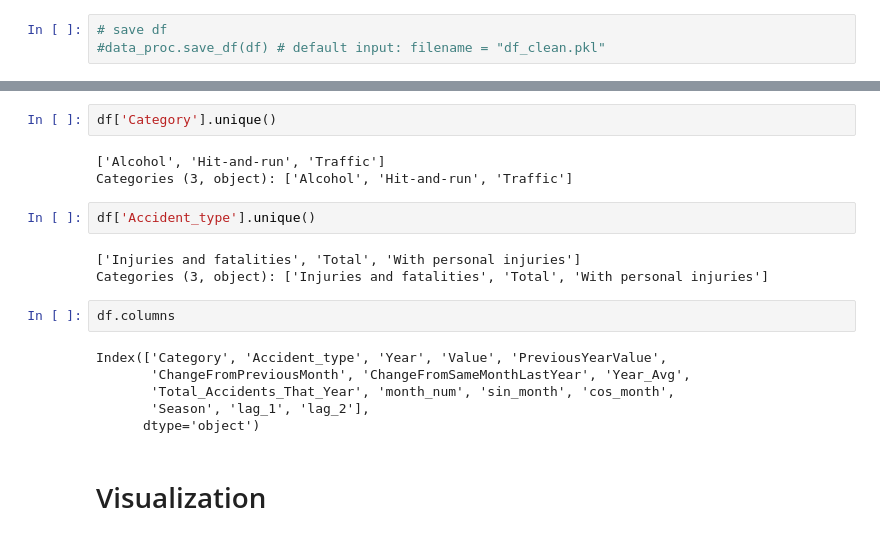
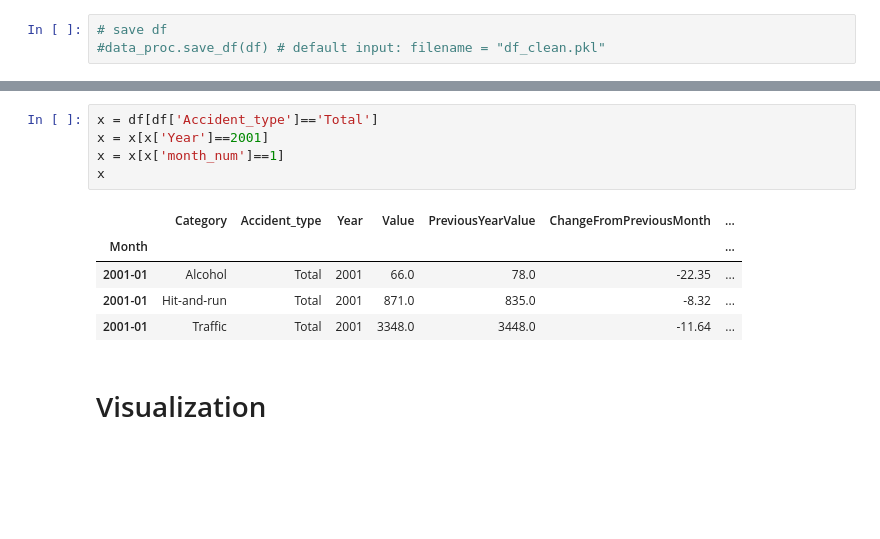
Before and after one commit to Ila-22/AI-Model, a Jupyter notebook: main.ipynb, the cells around one changed output, grey strips where cells are left out. Cells and saved outputs as stored; diff of their text form; blank space fills up the shorter version.

```diff
--- a/main.ipynb
+++ b/main.ipynb
@@ -180,24 +172,17 @@ df.head().T
 | Season | Winter | Winter | Spring | Spring | Spring |
 | lag_1 | NaN | 37.0 | 19.0 | 18.0 | 26.0 |
 | lag_2 | NaN | NaN | 37.0 | 19.0 | 18.0 |
-# %%
-df['Category'].unique()
-# %% [output]
-['Alcohol', 'Hit-and-run', 'Traffic']
-Categories (3, object): ['Alcohol', 'Hit-and-run', 'Traffic']
-# %%
-df['Accident_type'].unique()
-# %% [output]
-['Injuries and fatalities', 'Total', 'With personal injuries']
-Categories (3, object): ['Injuries and fatalities', 'Total', 'With personal injuries']
-# %%
-df.columns
-# %% [output]
-Index(['Category', 'Accident_type', 'Year', 'Value', 'PreviousYearValue',
-       'ChangeFromPreviousMonth', 'ChangeFromSameMonthLastYear', 'Year_Avg',
-       'Total_Accidents_That_Year', 'month_num', 'sin_month', 'cos_month',
-       'Season', 'lag_1', 'lag_2'],
-      dtype='object')
+# %%
+x = df[df['Accident_type']=='Total']
+x = x[x['Year']==2001]
+x = x[x['month_num']==1]
+x
+# %% [output]
+|  | Category | Accident_type | Year | Value | PreviousYearValue | ChangeFromPreviousMonth | ... |
+| Month |  |  |  |  |  |  | ... |
+| 2001-01 | Alcohol | Total | 2001 | 66.0 | 78.0 | -22.35 | ... |
+| 2001-01 | Hit-and-run | Total | 2001 | 871.0 | 835.0 | -8.32 | ... |
+| 2001-01 | Traffic | Total | 2001 | 3348.0 | 3448.0 | -11.64 | ... |
 # %% [markdown]
 # Visualization
 # %% [markdown]
```
Also changed, not shown: parts of 5 cells of this notebook.
